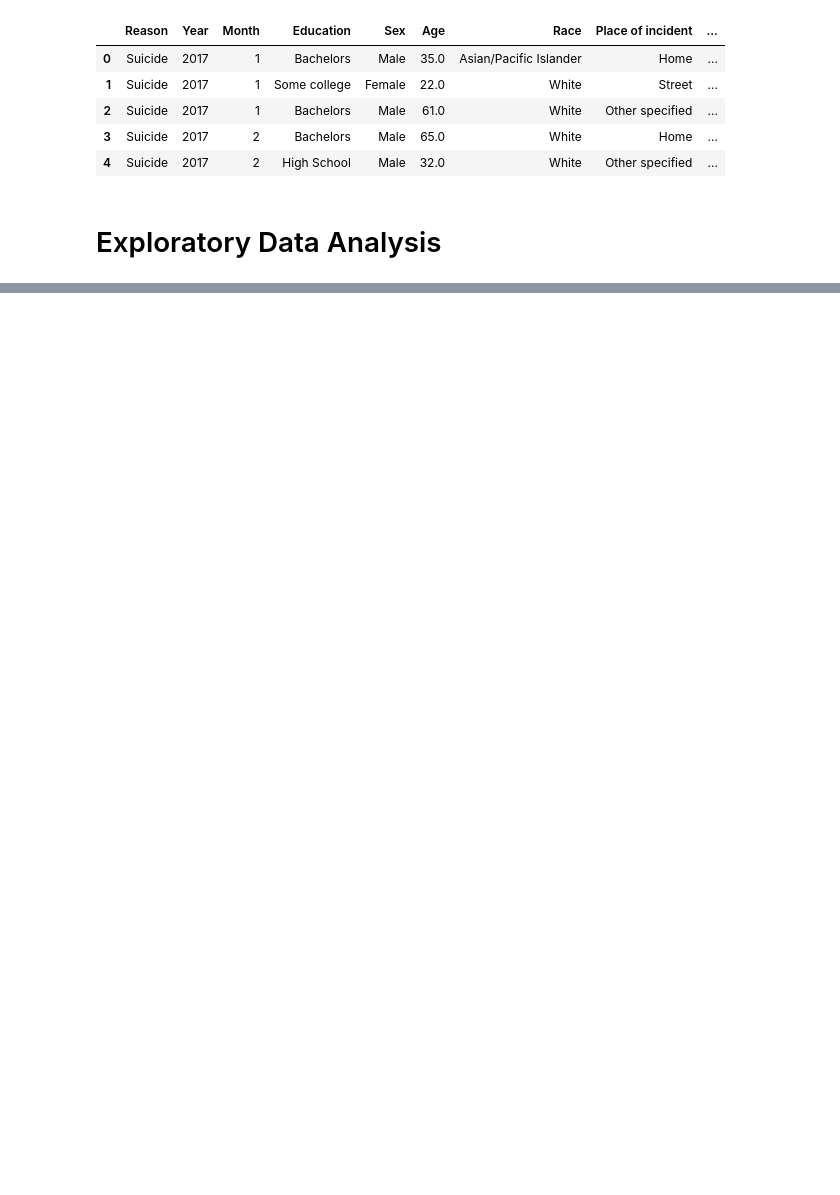
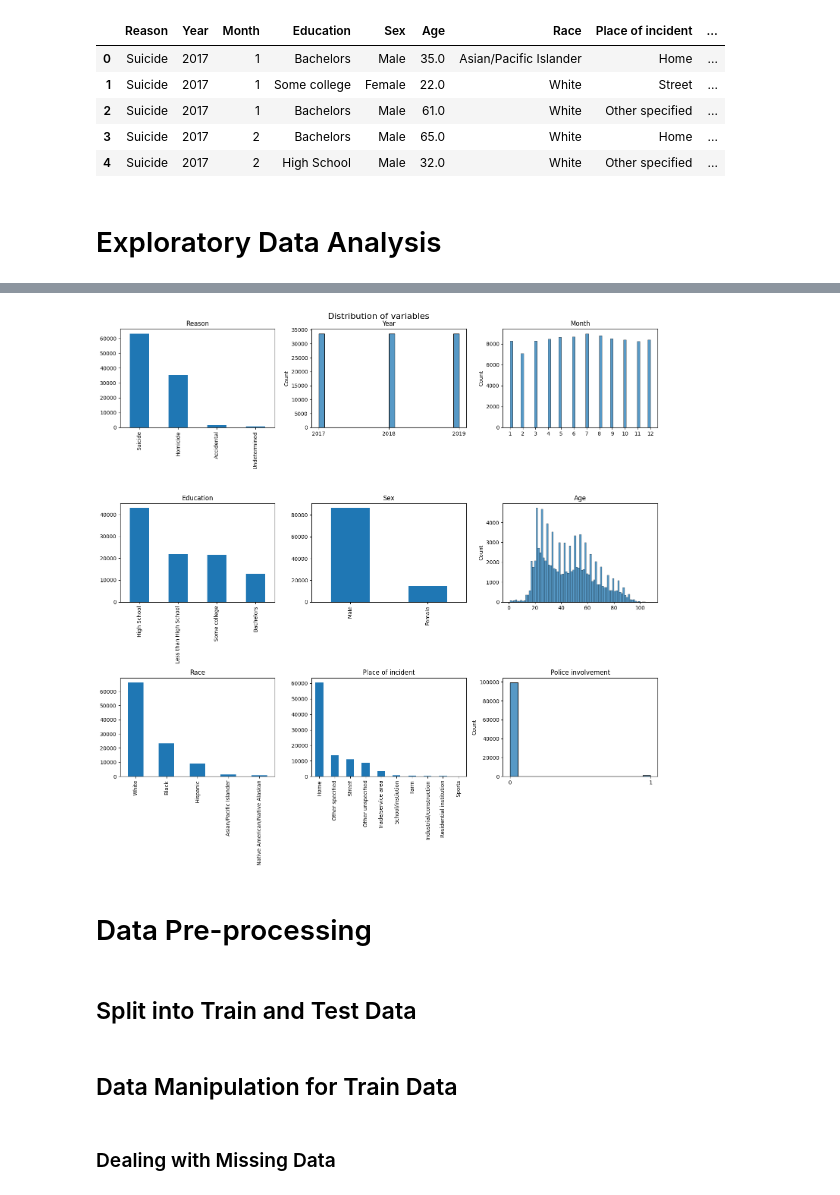
Before and after one commit to ahuang28/cs3244_final_project, a Jupyter notebook: code.ipynb, the cells around one changed output, grey strips where cells are left out. Drawn from its saved outputs; the diff is of its cells as text; code cells hidden in the pictures; blank space fills up the shorter version.

```diff
--- a/code.ipynb
+++ b/code.ipynb
@@ -497,0 +62,33 @@ weighted avg       0.84      0.84      0.84     19998
+# %%
+'''Plot distribution of all variables'''
+
+discrete_numerical_var = ['Year','Month','Police involvement']
+continuous_numerical_var = ['Age']
+categorical_var = ['Education','Sex','Race','Place of incident','Reason']
+
+#plt.style.use('seaborn')
+fig,axs = plt.subplots(3,3, figsize=(15,15))
+fig.suptitle('Distribution of variables', fontsize = 16)
+idx = 0
+
+for i in range(3):
+  for j in range(3):
+    var = df_clean.columns[idx]
+    if var in discrete_numerical_var:
+      sns.histplot(data = df, x = var, ax=axs[i,j])
+      axs[i, j].set_xticks(range(min(df[var]),max(df[var])+1,1))
+    elif var in continuous_numerical_var:
+      sns.histplot(data = df, x = var, ax=axs[i,j])
+    else:
+      df[var].value_counts().plot(kind='bar', ax=axs[i,j])
+    axs[i,j].set_xlabel('')
+    axs[i,j].set_title(var)
+    idx += 1
+
+plt.tight_layout()
+# %% [output]
+[figure, added]
+# %% [markdown]
+# Data Pre-processing
+# %% [markdown]
+## Split into Train and Test Data
@@ -497,0 +98,4 @@ weighted avg       0.84      0.84      0.84     19998
+# %% [markdown]
+## Data Manipulation for Train Data
+# %% [markdown]
+### Dealing with Missing Data
```
Also changed, not shown: parts of 101 cells of this notebook.
